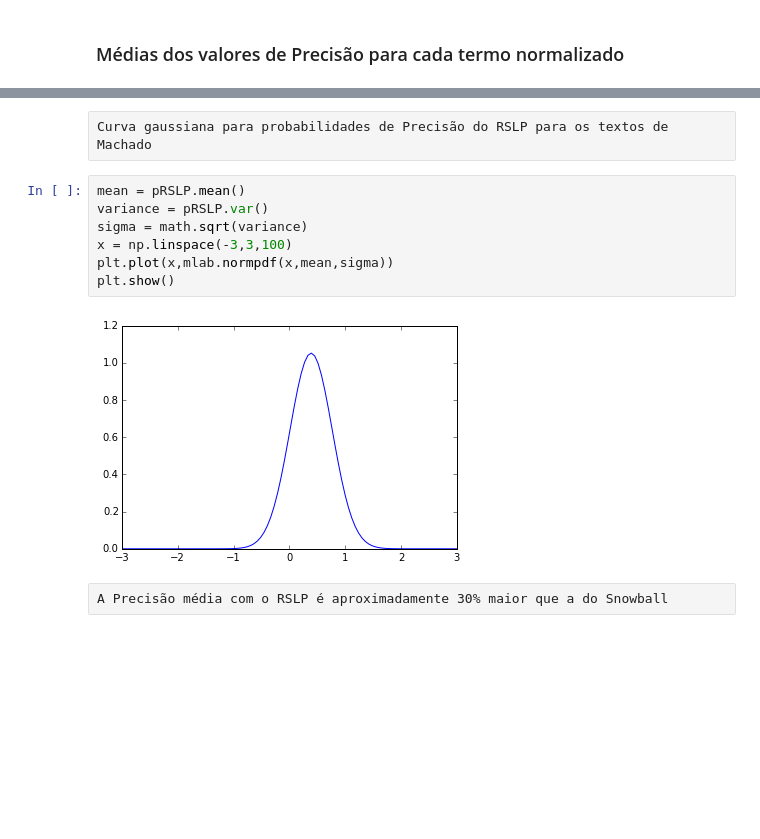
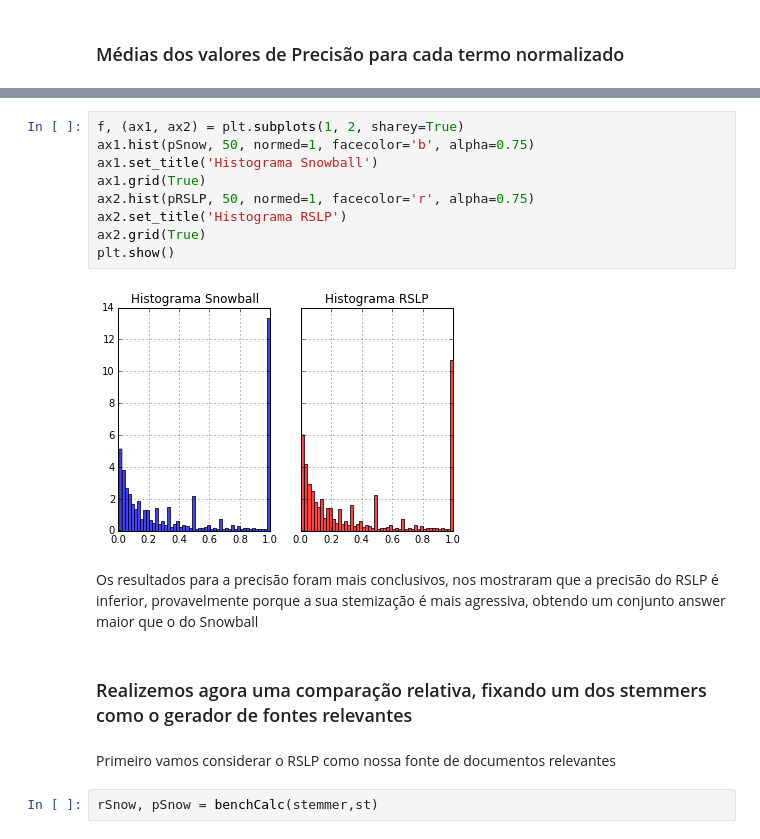
Before and after one commit to marciomacielbastos/reclameaqui, a Jupyter notebook: Problema 1.ipynb, the cells around one changed output, grey strips where cells are left out. Drawn from its saved outputs; the diff is of its cells as text; blank space fills up the shorter version.

```diff
--- a/Problema 1.ipynb
+++ b/Problema 1.ipynb
@@ -258,13 +193,21 @@ plt.show()
-# %% [raw]
-Curva gaussiana para probabilidades de Precisão do RSLP para os textos de Machado
-# %%
-mean = pRSLP.mean()
-variance = pRSLP.var()
-sigma = math.sqrt(variance)
-x = np.linspace(-3,3,100)
-plt.plot(x,mlab.normpdf(x,mean,sigma))
-plt.show()
-# %% [output]
-[figure, removed]
-# %% [raw]
-A Precisão média com o RSLP é aproximadamente 30% maior que a do Snowball
+# %%
+f, (ax1, ax2) = plt.subplots(1, 2, sharey=True)
+ax1.hist(pSnow, 50, normed=1, facecolor='b', alpha=0.75)
+ax1.set_title('Histograma Snowball')
+ax1.grid(True)
+ax2.hist(pRSLP, 50, normed=1, facecolor='r', alpha=0.75)
+ax2.set_title('Histograma RSLP')
+ax2.grid(True)
+plt.show()
+# %% [output]
+[figure, added]
+# %% [markdown]
+Os resultados para a precisão foram mais conclusivos, nos mostraram que a
+precisão do RSLP é inferior, provavelmente porque a sua stemização é mais
+agressiva, obtendo um conjunto answer maior que o do Snowball
+# %% [markdown]
+### Realizemos agora uma comparação relativa, fixando um dos stemmers como o gerador de fontes relevantes
+# %% [markdown]
+Primeiro vamos considerar o RSLP como nossa fonte de documentos relevantes
+# %%
+rSnow, pSnow = benchCalc(stemmer,st)
```
Also changed, not shown: parts of 78 cells of this notebook.
